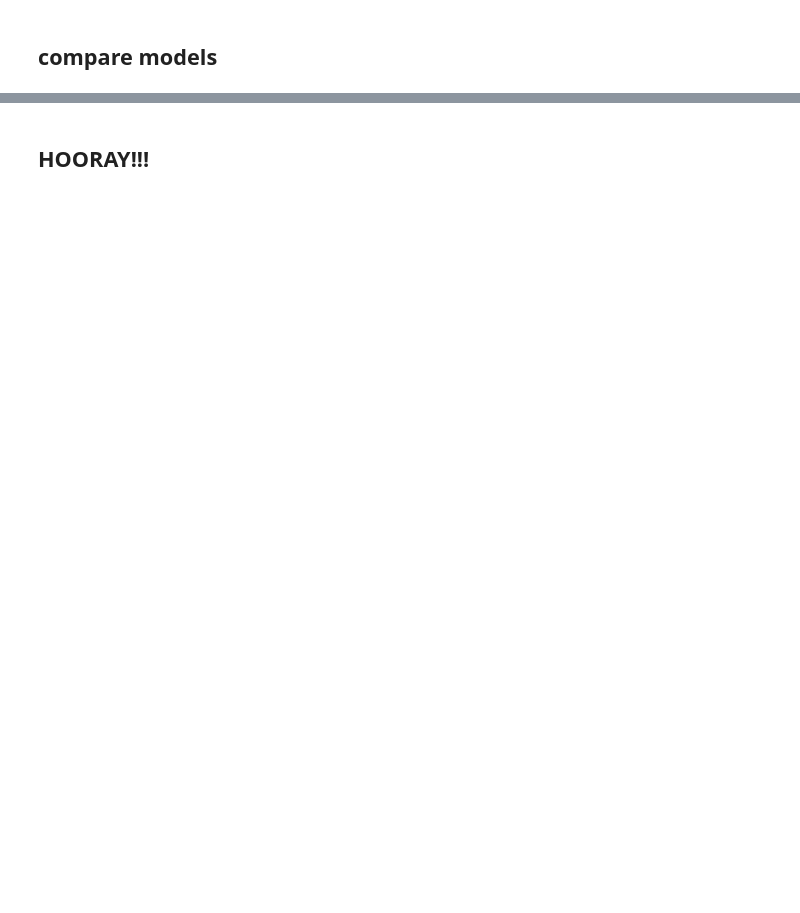
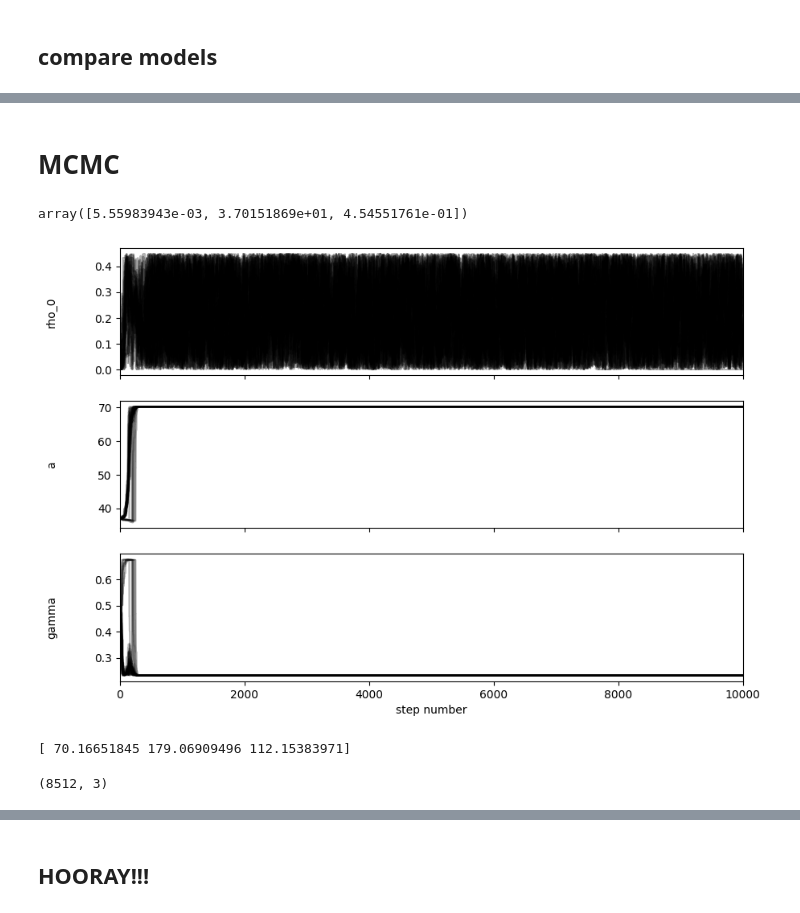
Before and after one commit to olgaborodina/be-open, a Jupyter notebook: main-project.ipynb, the cells around one changed output, grey strips where cells are left out. Drawn from its saved outputs; the diff is of its cells as text; code cells hidden in the pictures; blank space fills up the shorter version.

Commit message:
MCMC trial

```diff
--- a/main-project.ipynb
+++ b/main-project.ipynb
@@ -304,0 +334,2 @@ aic.aic(CDF_interp_func(x_axis), pdf2cdf(x_axis, profile, *soln.x), len(init))
+# %% [markdown]
+# MCMC
@@ -304,0 +370,52 @@ aic.aic(CDF_interp_func(x_axis), pdf2cdf(x_axis, profile, *soln.x), len(init))
+# %%
+soln.x
+# %% [output]
+array([5.55983943e-03, 3.70151869e+01, 4.54551761e-01])
+# %%
+pos = soln.x + 1e-4 * np.random.randn(32, 3)
+nwalkers, ndim = pos.shape
+
+x=x_axis
+y=CDF_interp_func(x_axis)
+weight_lh = yerr
+
+theta = init
+
+mean_theta = soln.x
+
+std = []
+dist_sig = [0.2,15,0.1]
+for i in range(0,len(profiles_dict[profile])):
+    dist = np.random.normal(soln.x[i],dist_sig[i],1000)
+    std.append(np.std(dist))
+
+std_theta = np.array(std)
+
+sampler = emcee.EnsembleSampler(
+    nwalkers, ndim, log_probability, args=(mean_theta, std_theta, x, y,1e-5,weight_lh,profile)
+)
+sampler.run_mcmc(pos, 10000, progress=True);
+# %%
+fig, axes = plt.subplots(3, figsize=(10, 7), sharex=True)
+samples = sampler.get_chain()
+labels = profiles_dict[profile]
+for i in range(ndim):
+    ax = axes[i]
+    ax.plot(samples[:, :, i], "k", alpha=0.3)
+    ax.set_xlim(0, len(samples))
+    ax.set_ylabel(labels[i])
+    ax.yaxis.set_label_coords(-0.1, 0.5)
+
+axes[-1].set_xlabel("step number");
+# %% [output]
+[figure, added]
+# %%
+tau = sampler.get_autocorr_time()
+print(tau)
+# %% [output]
+[ 70.16651845 179.06909496 112.15383971]
+# %%
+flat_samples = sampler.get_chain(discard=2000, thin=30, flat=True)
+print(flat_samples.shape)
+# %% [output]
+(8512, 3)
```
Also changed, not shown: parts of 9 cells of this notebook.
